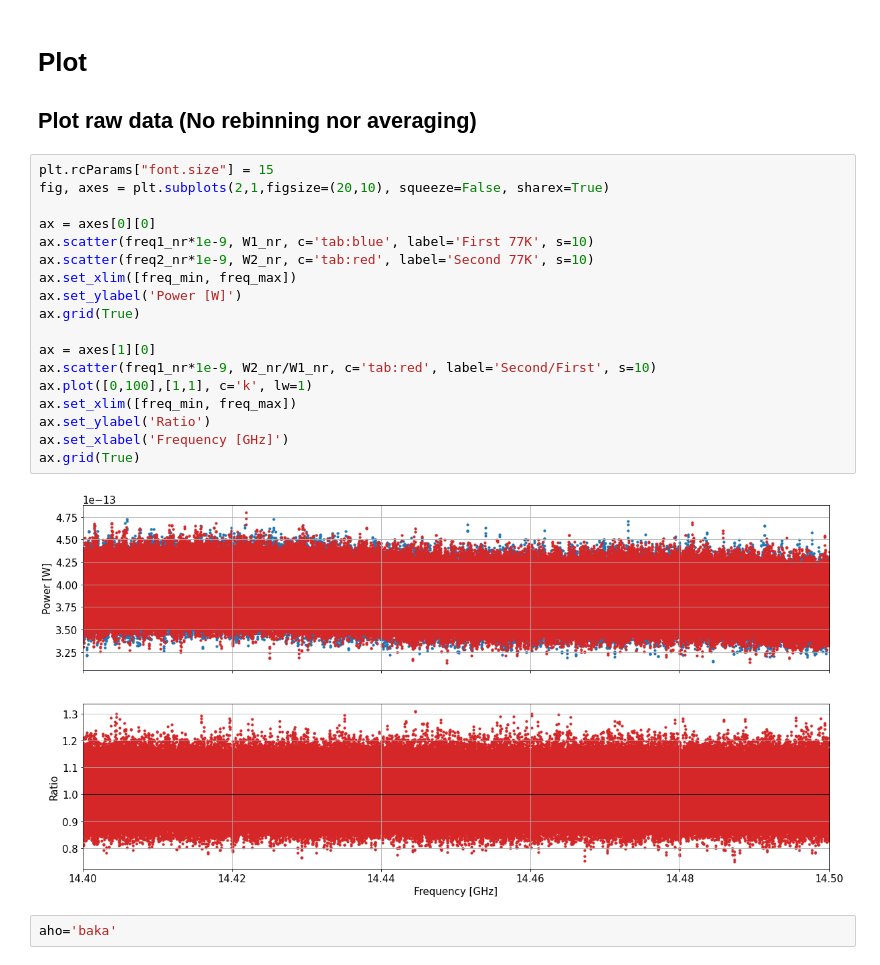
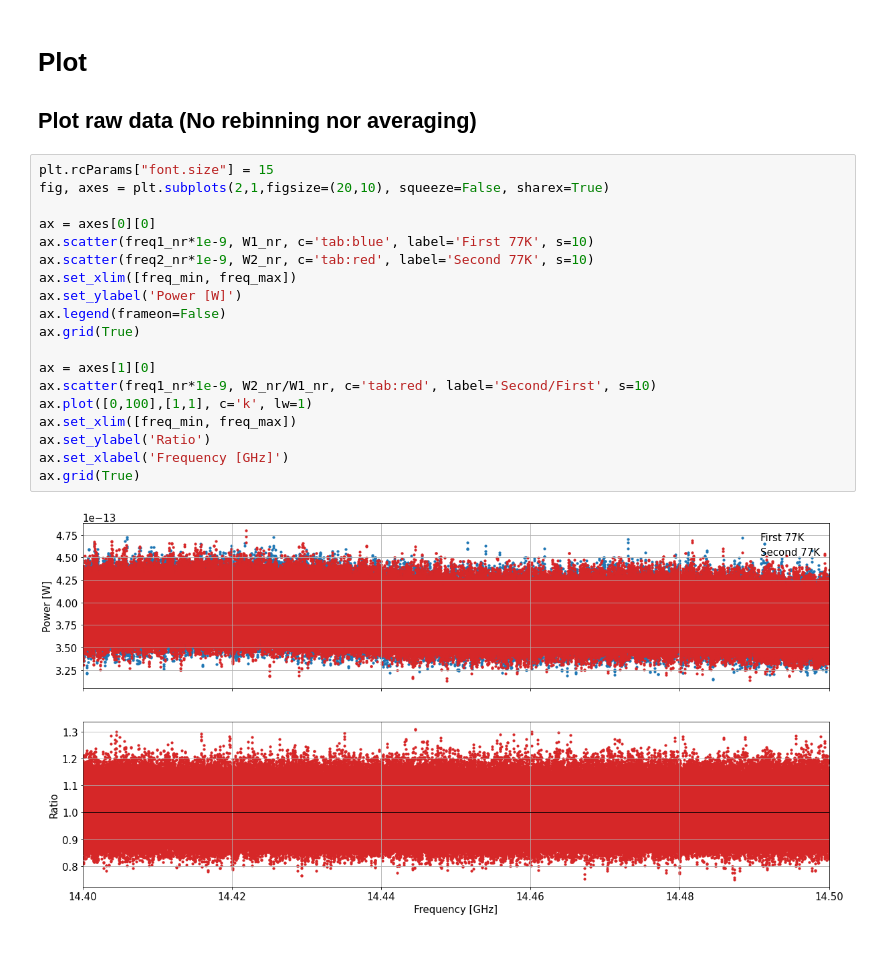
Before and after one commit to sadachi5/dosue-analysis, a Jupyter notebook: DOSUE-J/77K_compare.ipynb, the cells around one changed output. Drawn from its saved outputs; the diff is of its cells as text.

```diff
--- a/DOSUE-J/77K_compare.ipynb
+++ b/DOSUE-J/77K_compare.ipynb
@@ -125,25 +125,24 @@ freq1 (size=(100,)) = [1.440025e+10 1.440125e+10 1.440225e+10 ... 1.449725e+10 1
 # %%
 plt.rcParams["font.size"] = 15
 fig, axes = plt.subplots(2,1,figsize=(20,10), squeeze=False, sharex=True)
 
 ax = axes[0][0]
 ax.scatter(freq1_nr*1e-9, W1_nr, c='tab:blue', label='First 77K', s=10)
 ax.scatter(freq2_nr*1e-9, W2_nr, c='tab:red', label='Second 77K', s=10)
 ax.set_xlim([freq_min, freq_max])
 ax.set_ylabel('Power [W]')
+ax.legend(frameon=False)
 ax.grid(True)
 
 ax = axes[1][0]
 ax.scatter(freq1_nr*1e-9, W2_nr/W1_nr, c='tab:red', label='Second/First', s=10)
 ax.plot([0,100],[1,1], c='k', lw=1)
 ax.set_xlim([freq_min, freq_max])
 ax.set_ylabel('Ratio')
 ax.set_xlabel('Frequency [GHz]')
 ax.grid(True)
 # %% [output]
-[figure, old version]
+[figure, new version]
-# %%
-aho='baka'
 # %% [markdown]
 # Plot rebinned or averaged data
 ### Rebinning in read_data (RBW= {{binwidth}} Hz)
```
Also changed, not shown: parts of 7 cells of this notebook.
